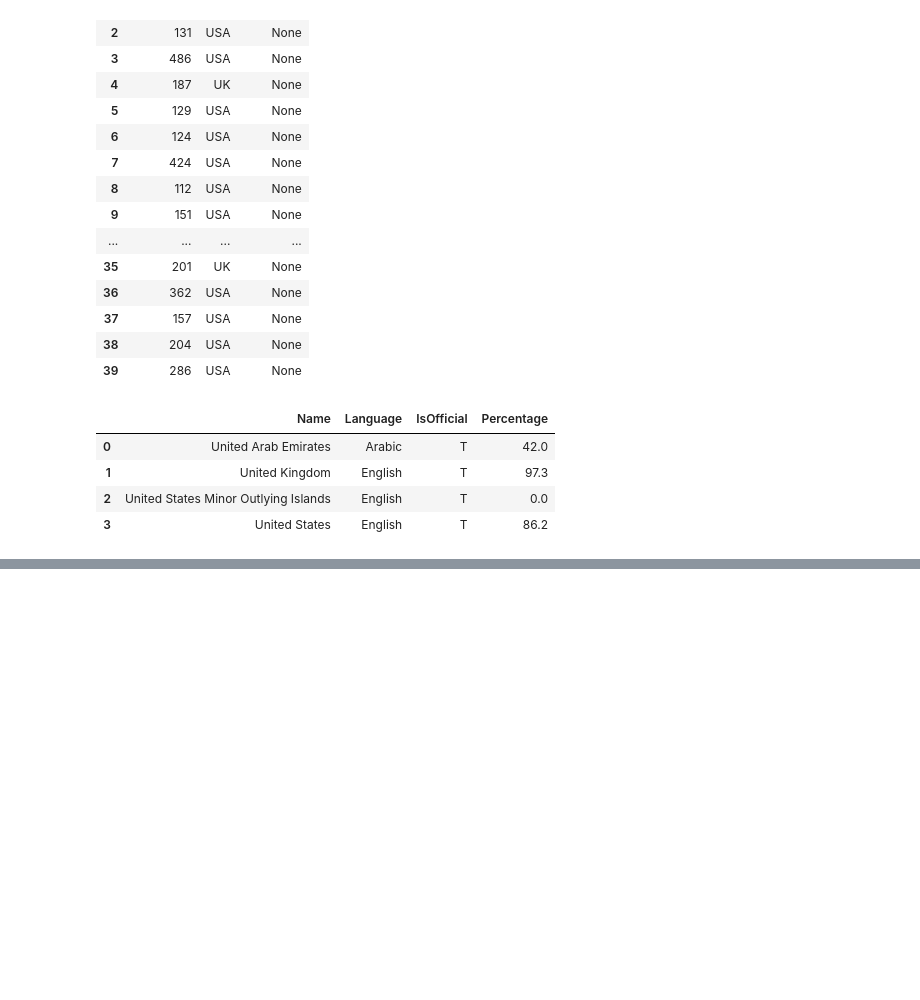
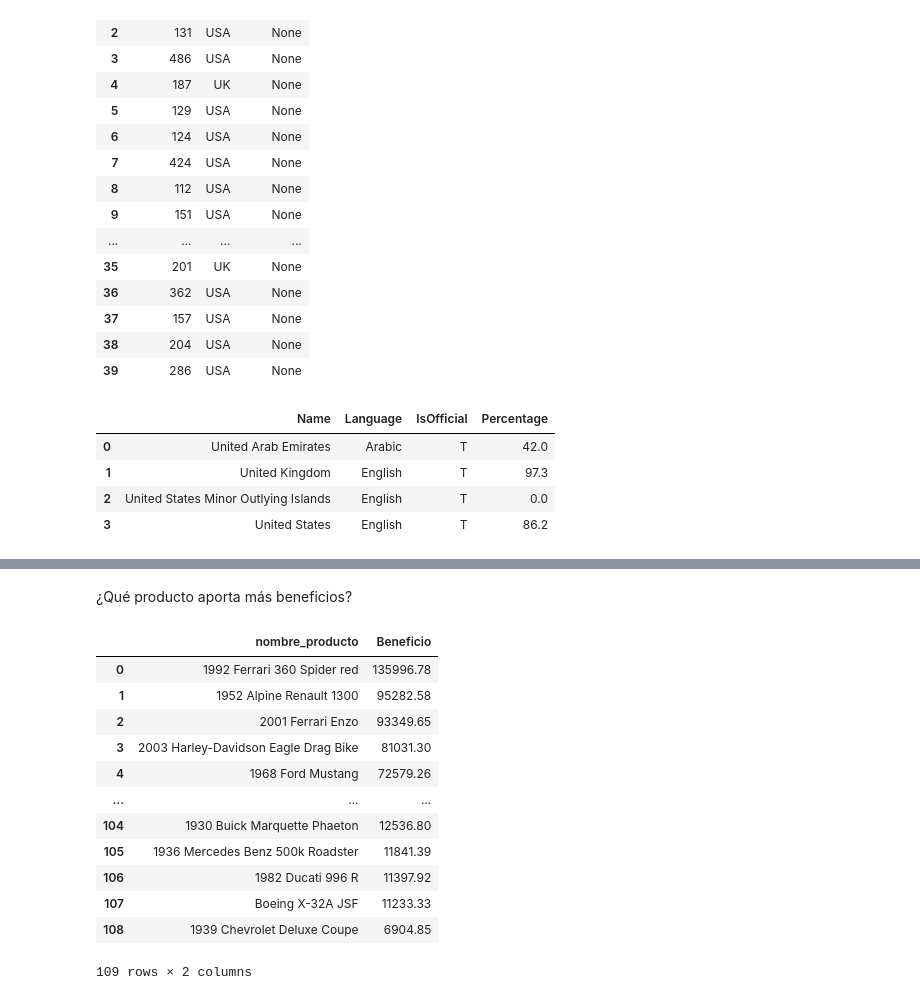
Before and after one commit to rafazamb/DS_PT_PR_SEP22, a Jupyter notebook: 02-Data_analysis/02-Procesos ETL/02-Bases de Datos/Práctica Bases de datos.ipynb, the cells around one changed output, grey strips where cells are left out. Drawn from its saved outputs; the diff is of its cells as text; code cells hidden in the pictures; blank space fills up the shorter version.

```diff
--- a/02-Data_analysis/02-Procesos ETL/02-Bases de Datos/Práctica Bases de datos.ipynb
+++ b/02-Data_analysis/02-Procesos ETL/02-Bases de Datos/Práctica Bases de datos.ipynb
@@ -318,0 +403,26 @@ pd.read_sql(query, conn)
+# %% [markdown]
+¿Qué producto aporta más beneficios?
+# %%
+query='''
+SELECT nombre_producto, SUM(cantidad_orden*(precio_cada-precio_compra)) AS Beneficio
+FROM VENTAS
+JOIN PRODUCTO
+ON VENTAS.codigo_producto = PRODUCTO.codigo_producto
+GROUP BY nombre_producto
+ORDER BY Beneficio DESC
+'''
+pd.read_sql(query,conn)
+# %% [output]
+|  | nombre_producto | Beneficio |
+| 0 | 1992 Ferrari 360 Spider red | 135996.78 |
+| 1 | 1952 Alpine Renault 1300 | 95282.58 |
+| 2 | 2001 Ferrari Enzo | 93349.65 |
+| 3 | 2003 Harley-Davidson Eagle Drag Bike | 81031.30 |
+| 4 | 1968 Ford Mustang | 72579.26 |
+| ... | ... | ... |
+| 104 | 1930 Buick Marquette Phaeton | 12536.80 |
+| 105 | 1936 Mercedes Benz 500k Roadster | 11841.39 |
+| 106 | 1982 Ducati 996 R | 11397.92 |
+| 107 | Boeing X-32A JSF | 11233.33 |
+| 108 | 1939 Chevrolet Deluxe Coupe | 6904.85 |
+109 rows × 2 columns
```
Also changed, not shown: parts of 6 cells of this notebook.
